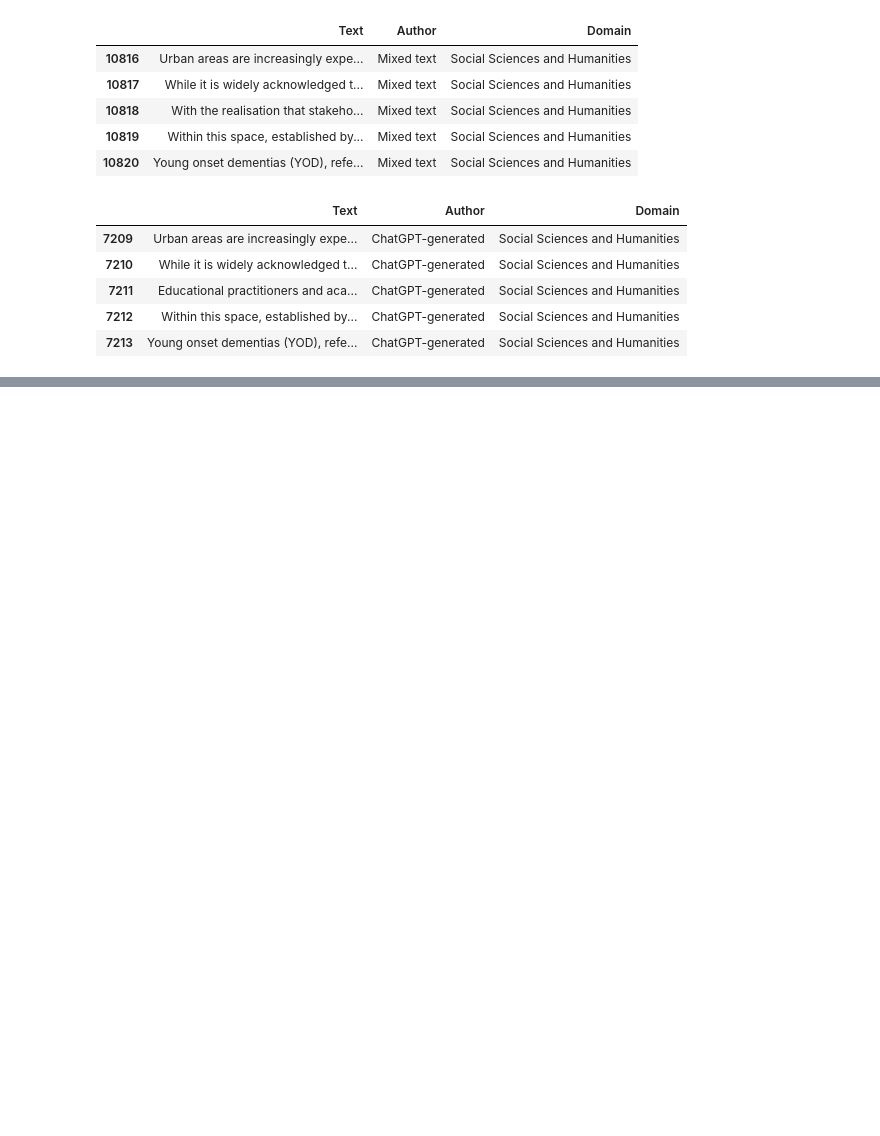
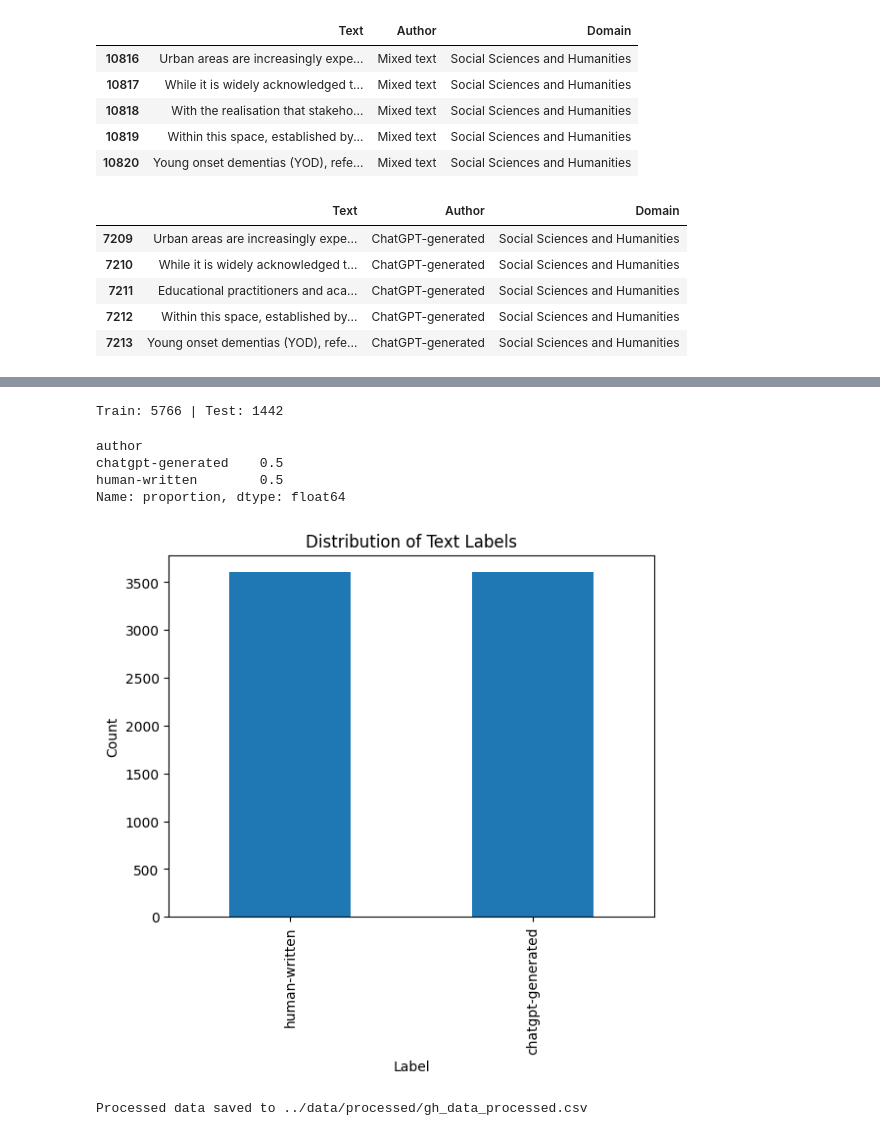
Before and after one commit to musharraf-Mac/AI-Text-Detection-NIA, a Jupyter notebook: notebooks/01_data_preprocessing.ipynb, the cells around one changed output, grey strips where cells are left out. Drawn from its saved outputs; the diff is of its cells as text; code cells hidden in the pictures; blank space fills up the shorter version.

Commit message:
feat:obj1 data preprocessed

```diff
--- a/notebooks/01_data_preprocessing.ipynb
+++ b/notebooks/01_data_preprocessing.ipynb
@@ -58,0 +72,6 @@ gh_data.tail()
+# %%
+# Drop empty
+before = len(gh_data)
+gh_data = gh_data.dropna(subset=['text'])
+gh_data = gh_data[gh_data['text'].str.strip() != '']
+print(f"Dropped {before - len(gh_data)} rows with empty text.")
@@ -58,0 +80,6 @@ gh_data.tail()
+# %%
+before = len(gh_data)
+print(f"Before removing duplicates: {before}")
+# Remove duplicates
+gh_data = gh_data.drop_duplicates(subset=['text'])
+print(f"Dropped {before - len(gh_data)} duplicate rows.")
@@ -58,0 +89,15 @@ gh_data.tail()
+# %%
+def clean_text(t):
+    t = str(t)
+    t = re.sub(r"<.*?>", "", t)  # Remove HTML tags
+    t = re.sub(r"http\S+|www\S+"," ", t)  # Remove URLs
+    t = re.sub(r"\s+"," ", t) # Collapse whitespace
+    return t.strip()
+
+gh_data['text'] = gh_data['text'].apply(clean_text)
+gh_data = gh_data[gh_data['text'].str.len() > 0]  # Remove empty text after cleaning
+# %%
+gh_data["word_count"] = gh_data["text"].apply(lambda t: len(t.split()))
+gh_data["char_count"] = gh_data["text"].apply(len)
+
+gh_data["word_count"].describe()
@@ -58,0 +138,30 @@ gh_data.tail()
+# %%
+train_df, test_df = train_test_split(gh_data, test_size=0.2, random_state=42, stratify=gh_data['author'])
+train_df["split"] = "train"
+test_df["split"] = "test"
+
+final_df = pd.concat([train_df, test_df], ignore_index=True)
+
+print("Train:", len(train_df), "| Test:", len(test_df))
+train_df["author"].value_counts(normalize=True)
+# %% [output]
+Train: 5766 | Test: 1442
+author
+chatgpt-generated    0.5
+human-written        0.5
+Name: proportion, dtype: float64
+# %%
+# Visualize the distribution of text lengths
+gh_data['author'].value_counts().plot(kind='bar')
+plt.title('Distribution of Text Labels')
+plt.xlabel('Label')
+plt.ylabel('Count')
+plt.show()
+# %% [output]
+[figure, added]
+# %%
+os.makedirs(os.path.join("..","data", "processed"), exist_ok=True)
+final_df.to_csv(os.path.join("..","data", "processed", "gh_data_processed.csv"), index=False)
+print("Processed data saved to ../data/processed/gh_data_processed.csv")
+# %% [output]
+Processed data saved to ../data/processed/gh_data_processed.csv
```
Also changed, not shown: parts of 7 cells of this notebook.
